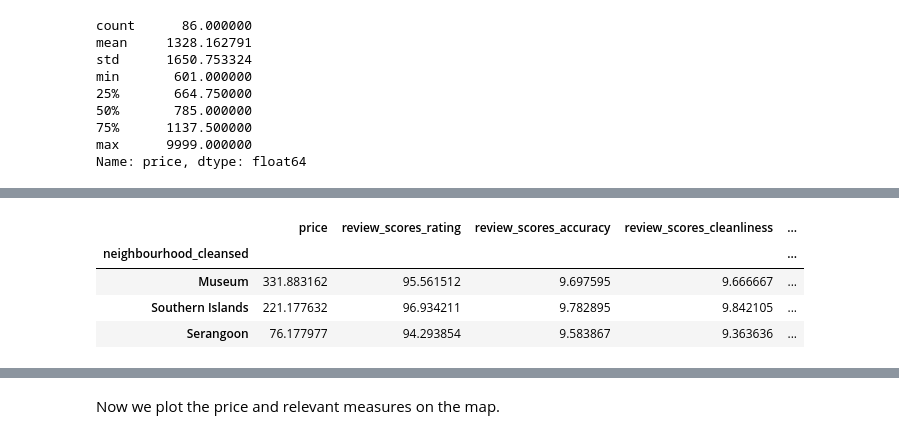
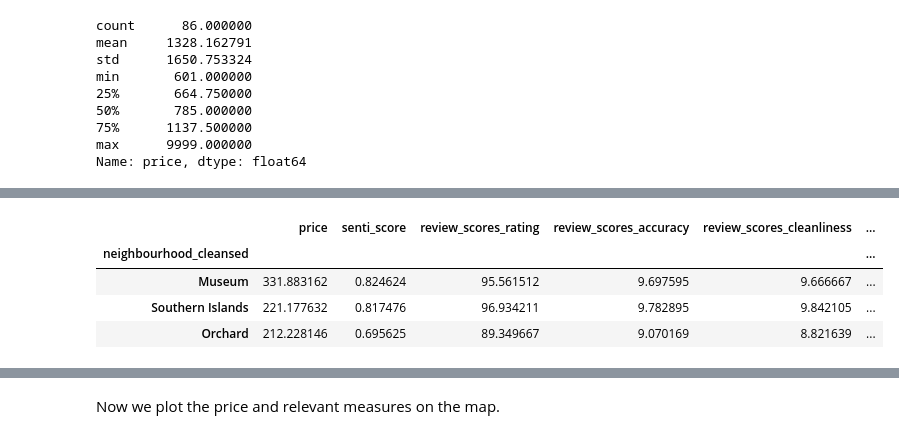
Before and after one commit to JT-H/Recommendation-System-for-Airbnb-Houses, a Jupyter notebook: EDA/Notebooks/EDA-1 & 5.ipynb, the cells around one changed output, grey strips where cells are left out. Cells and saved outputs as stored; diff of their text form; code cells hidden in the pictures.

```diff
--- a/EDA/Notebooks/EDA-1 & 5.ipynb
+++ b/EDA/Notebooks/EDA-1 & 5.ipynb
@@ -27,6 +27,8 @@ df.head()
 | 3 | 3 | 5543172 | 50646 | 2014-07-02 | Cyril | It's been a lovely stay at Sujath... | Pleasant Room along Bukit Timah | Fully furnished bedroom with a ni... | ... |
 | 4 | 4 | 817532 | 50646 | 2014-07-08 | Jake | We had a great experience. A nice... | Pleasant Room along Bukit Timah | Fully furnished bedroom with a ni... | ... |
 5 rows × 62 columns
+# %%
+df = df.rename(columns = {'polarity_score': 'senti_score'})
 # %%
 df.columns
 # %% [output]
@@ -152,9 +158,9 @@ df_cut = df[df.price <= df.price.quantile(0.995)]
 # %%
 # Extract the useful features.
-df_price = df_cut[['price','review_scores_rating', 'review_scores_accuracy',
+df_price = df_cut[['price','senti_score','review_scores_rating', 'review_scores_accuracy',
        'review_scores_cleanliness', 'review_scores_checkin',
        'review_scores_communication', 'review_scores_location',
-       'review_scores_value','neighbourhood_cleansed','polarity_score']]
+       'review_scores_value','neighbourhood_cleansed']]
 # %%
 keep_nbrhood = df_price.neighbourhood_cleansed.value_counts()[:-5]
 df_price_keep = df_price[[x in keep_nbrhood for x in df_price.neighbourhood_cleansed]]
@@ -185,8 +174,8 @@ df_price_nbr
 # %%
-df_price_nbr.sort_values(['polarity_score'],ascending=False)[:3]
+df_price_nbr.sort_values(['price'],ascending=False)[:3]
 # %% [output]
-|  | price | review_scores_rating | review_scores_accuracy | review_scores_cleanliness | ... |
-| neighbourhood_cleansed |  |  |  |  | ... |
-| Museum | 331.883162 | 95.561512 | 9.697595 | 9.666667 | ... |
-| Southern Islands | 221.177632 | 96.934211 | 9.782895 | 9.842105 | ... |
-| Serangoon | 76.177977 | 94.293854 | 9.583867 | 9.363636 | ... |
+|  | price | senti_score | review_scores_rating | review_scores_accuracy | review_scores_cleanliness | ... |
+| neighbourhood_cleansed |  |  |  |  |  | ... |
+| Museum | 331.883162 | 0.824624 | 95.561512 | 9.697595 | 9.666667 | ... |
+| Southern Islands | 221.177632 | 0.817476 | 96.934211 | 9.782895 | 9.842105 | ... |
+| Orchard | 212.228146 | 0.695625 | 89.349667 | 9.070169 | 8.821639 | ... |
```
Also changed, not shown: parts of 20 cells of this notebook, 2 other files.
